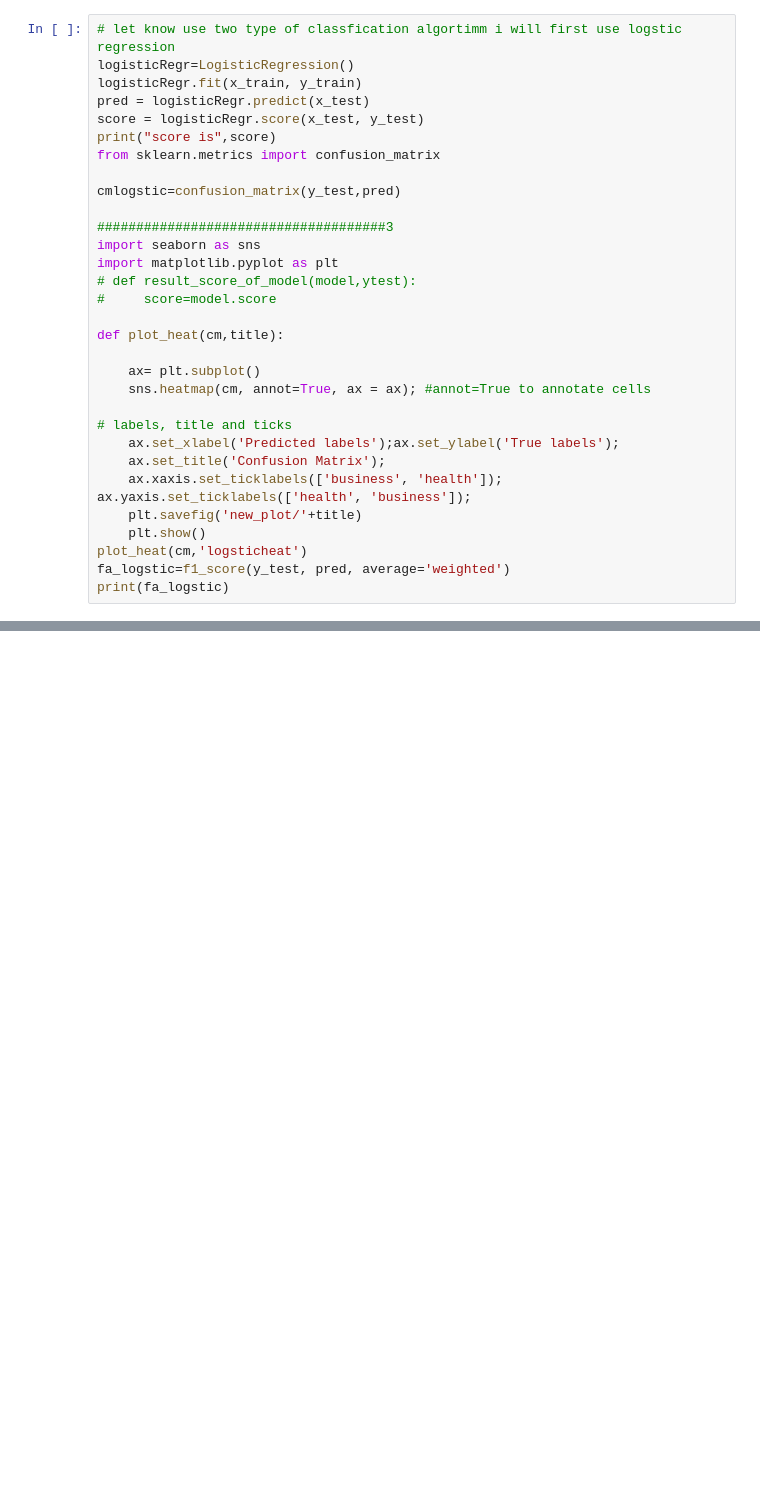
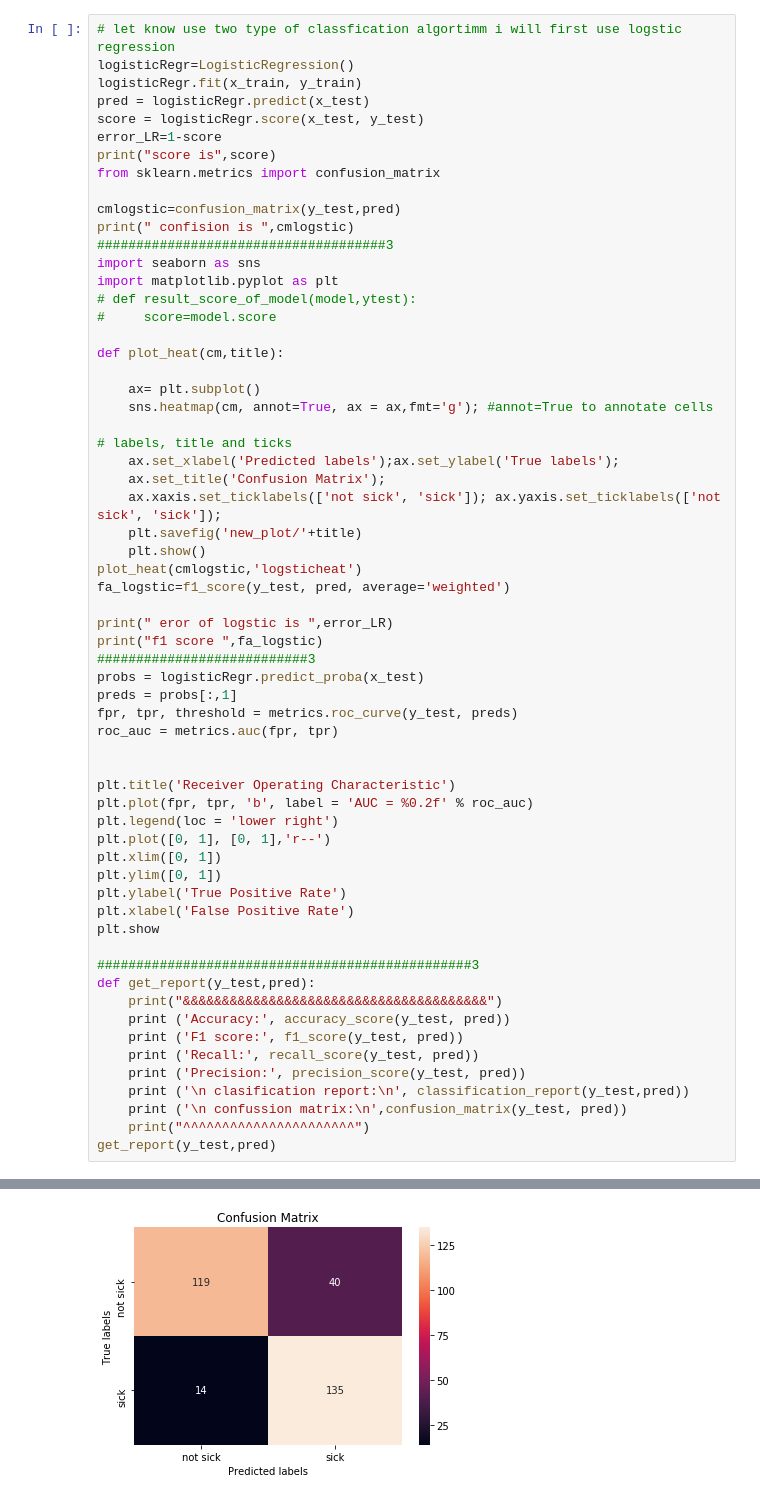
Before and after one commit to loayjb96/MachineLearning-Heart-attack-prediction, a Jupyter notebook: heart_search.ipynb, the cells around one changed output, grey strips where cells are left out. Saved outputs shown, nothing was run; the diff lists cells and outputs as text; blank space fills up the shorter version.

```diff
--- a/heart_search.ipynb
+++ b/heart_search.ipynb
@@ -112,11 +168,12 @@ logisticRegr=LogisticRegression()
 logisticRegr.fit(x_train, y_train)
 pred = logisticRegr.predict(x_test)
 score = logisticRegr.score(x_test, y_test)
+error_LR=1-score
 print("score is",score)
 from sklearn.metrics import confusion_matrix
 
 cmlogstic=confusion_matrix(y_test,pred)
-
+print(" confision is ",cmlogstic)
 #####################################3
 import seaborn as sns
 import matplotlib.pyplot as plt
@@ -126,14 +183,45 @@ import matplotlib.pyplot as plt
 def plot_heat(cm,title):
 
     ax= plt.subplot()
-    sns.heatmap(cm, annot=True, ax = ax); #annot=True to annotate cells
+    sns.heatmap(cm, annot=True, ax = ax,fmt='g'); #annot=True to annotate cells
 
 # labels, title and ticks
     ax.set_xlabel('Predicted labels');ax.set_ylabel('True labels');
     ax.set_title('Confusion Matrix');
-    ax.xaxis.set_ticklabels(['business', 'health']); ax.yaxis.set_ticklabels(['health', 'business']);
+    ax.xaxis.set_ticklabels(['not sick', 'sick']); ax.yaxis.set_ticklabels(['not sick', 'sick']);
     plt.savefig('new_plot/'+title)
     plt.show()
-plot_heat(cm,'logsticheat')
+plot_heat(cmlogstic,'logsticheat')
 fa_logstic=f1_score(y_test, pred, average='weighted')
-print(fa_logstic)
+
+print(" eror of logstic is ",error_LR)
+print("f1 score ",fa_logstic)
+###########################3
+probs = logisticRegr.predict_proba(x_test)
+preds = probs[:,1]
+fpr, tpr, threshold = metrics.roc_curve(y_test, preds)
+roc_auc = metrics.auc(fpr, tpr)
+
+
+plt.title('Receiver Operating Characteristic')
+plt.plot(fpr, tpr, 'b', label = 'AUC = %0.2f' % roc_auc)
+plt.legend(loc = 'lower right')
+plt.plot([0, 1], [0, 1],'r--')
+plt.xlim([0, 1])
+plt.ylim([0, 1])
+plt.ylabel('True Positive Rate')
+plt.xlabel('False Positive Rate')
+plt.show
+
+################################################3
+def get_report(y_test,pred):
+    print("&&&&&&&&&&&&&&&&&&&&&&&&&&&&&&&&&&&&&&&")
+    print ('Accuracy:', accuracy_score(y_test, pred))
+    print ('F1 score:', f1_score(y_test, pred))
+    print ('Recall:', recall_score(y_test, pred))
+    print ('Precision:', precision_score(y_test, pred))
+    print ('\n clasification report:\n', classification_report(y_test,pred))
+    print ('\n confussion matrix:\n',confusion_matrix(y_test, pred))
+    print("^^^^^^^^^^^^^^^^^^^^^^")
+get_report(y_test,pred)
+# %% [output]
@@ -139,0 +231 @@ print(fa_logstic)
+[figure, added]
```
Also changed, not shown: parts of 9 cells of this notebook, 6 other files.
